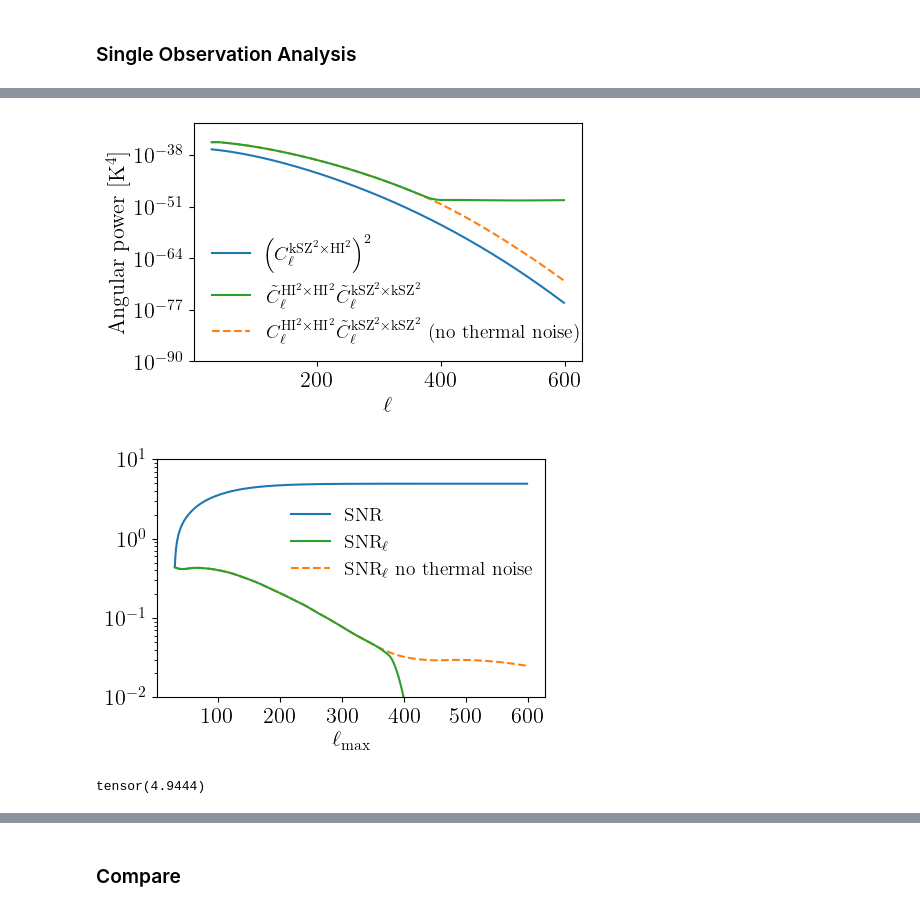
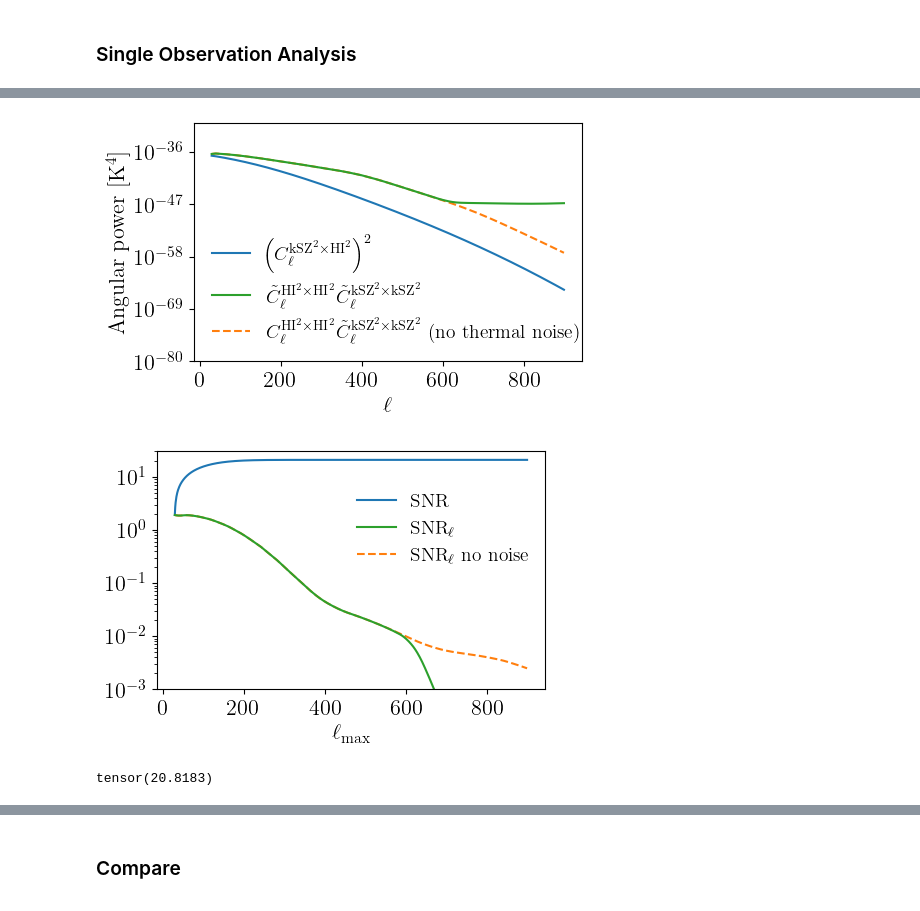
Before and after one commit to Einste11N/SquareField_CrossCorrelation, a Jupyter notebook: Inspection.ipynb, the cells around one changed output, grey strips where cells are left out. Saved outputs shown, nothing was run; the diff lists cells and outputs as text; code cells hidden in the pictures.

Commit message:
refine the result. One more data is needed

```diff
--- a/Inspection.ipynb
+++ b/Inspection.ipynb
@@ -76,9 +76,9 @@ np.save('./Data/Cross_z_0.30_1.00/dCl_cross.npy', np.array(data_total)) # save C
 Nz = 8
 zmin = 0.3
 zmax = 1.0
-zend_index = 8
+zend_index = 7
 zlist = tc.linspace(zmin, zmax, Nz)[:zend_index]
-l_list = tc.hstack([tc.linspace(30, 300, 19), tc.linspace(330, 600, 10)])
+l_list = tc.hstack([tc.linspace(30, 300, 19), tc.linspace(330, 900, 20)])
 t1_list = tc.linspace(0., tc.pi, 31)
 l1_list = tc.linspace(100,10000,34)
 
@@ -313,12 +285,11 @@ plt.show()
 Nz = 8
 zmin = 0.3
 zmax = 1.0
-zend_index = 8
+zend_index = 7
 zlist = tc.linspace(zmin, zmax, Nz)[:zend_index]
-l_list = tc.hstack([tc.linspace(30, 300, 19), tc.linspace(330, 600, 10)])
+l_list = tc.hstack([tc.linspace(30, 300, 19), tc.linspace(330, 900, 20)])
 t1_list = tc.linspace(0., tc.pi, 31)
-l1_list = tc.linspace(100,10000,34)
-
+l1_list = tc.linspace(100, 10000, 34)
 
 def get_Cl_cross(dCl_cross, filter_ls, filter_Fl, l_list, l1_list, t1_list):
     ########################################################################
@@ -329,15 +300,8 @@ def get_Cl_cross(dCl_cross, filter_ls, filter_Fl, l_list, l1_list, t1_list):
     Filter_kSZ = dCl.torch_interp1d(filter_ls, filter_Fl, l_m_l1_norm) * dCl.torch_interp1d(filter_ls, filter_Fl, l1)
 
     ########################################################################
-    # valuating the beam for HI
-    B_HI = tc.empty(len(zlist), len(l_list))
-    for iz in range(len(zlist)):
-        B_HI[iz] = dCl_obj.Beam_HI(l=l_list, zindex=iz)
-
-    ########################################################################
     # Adding filter and beam
     data_total = dCl_cross * Filter_kSZ[None,:]
-    data_total *= B_HI[:,:,None,None]**2
 
     # Adding geometric factor
     data_total *= l1[None,:]
@@ -405,9 +369,9 @@ CL_kSZ2 = tc.tensor(np.load('Data/kSZ_effect/CL_kSZ2_filtered.npy')) * (2.7)**4
 
 
 ''' 4. Evaluate SNR square'''
-l_list = tc.hstack([tc.linspace(30, 300, 19), tc.linspace(330, 600, 10)])
+l_list = tc.hstack([tc.linspace(30, 300, 19), tc.linspace(330, 900, 20)])
 l_list_kSZ = tc.tensor(np.geomspace(10, 1e5, 101))
-l30_600 = tc.arange(30, 600)
+l30_900 = tc.arange(30, 900)
 # %%
 def loglog_itp_n(x, y, x_new, order=2):
     return 10**(interp1d(tc.log10(x), tc.log10(y), kind=order)(tc.log10(x_new)))
@@ -424,9 +388,9 @@ fsky = 8000. / 40000.
 SNR_coarse = fsky * (2 * l_list + 1) * Cl_kSZ2_HI2**2 / (Cl_kSZ2_HI2**2 + Cl_HI2_auto * Cl_kSZ2_auto)
 SNR_coarse_nonoise = fsky * (2 * l_list + 1) * Cl_kSZ2_HI2**2 / (Cl_kSZ2_HI2**2 + Cl_HI2_nonoise_auto * Cl_kSZ2_auto)
 
-l30_600 = tc.arange(30, 600)
-SNR = tc.tensor(loglog_itp_n(l_list, SNR_coarse, l30_600))
-SNR_nonoise = tc.tensor(loglog_itp_n(l_list, SNR_coarse_nonoise, l30_600))
+l30_900 = tc.arange(30, 900)
+SNR = tc.tensor(loglog_itp_n(l_list, SNR_coarse, l30_900))
+SNR_nonoise = tc.tensor(loglog_itp_n(l_list, SNR_coarse_nonoise, l30_900))
 SNR_cs = tc.cumsum(SNR, dim=0)
 SNR_nonoise_cs = tc.cumsum(SNR_nonoise, dim=0)
 
@@ -474,15 +438,15 @@ plt.show()
 # %%
-Cl_kSZ2_HI2 = loglog_itp_n(l_list, Cl_cross, l30_600)
-Cl_HI2_auto = loglog_itp_n(l_list, Cl_HI2, l30_600)
-Cl_HI2_nonoise_auto = loglog_itp_n(l_list, Cl_HI2_nonoise, l30_600)
-Cl_kSZ2_auto = linear_itp_n(l_list_kSZ2, CL_kSZ2, l30_600)
+Cl_kSZ2_HI2 = loglog_itp_n(l_list, Cl_cross, l30_900)
+Cl_HI2_auto = loglog_itp_n(l_list, Cl_HI2, l30_900)
+Cl_HI2_nonoise_auto = loglog_itp_n(l_list, Cl_HI2_nonoise, l30_900)
+Cl_kSZ2_auto = linear_itp_n(l_list_kSZ2, CL_kSZ2, l30_900)
 
 fig = plt.figure(figsize=(5,3.09), dpi=100)
 
-plt.plot(l30_600, Cl_kSZ2_HI2**2, label = r'$\left( C_{\ell}^{{\rm kSZ}^2 \times {\rm HI}^2} \right)^2$')
-plt.plot(l30_600, Cl_HI2_nonoise_auto * Cl_kSZ2_auto, '--',
+plt.plot(l30_900, Cl_kSZ2_HI2**2, label = r'$\left( C_{\ell}^{{\rm kSZ}^2 \times {\rm HI}^2} \right)^2$')
+plt.plot(l30_900, Cl_HI2_nonoise_auto * Cl_kSZ2_auto, '--',
         label = r'$C_{\ell}^{{\rm HI}^2 \times {\rm HI}^2} \tilde{C}_{\ell}^{{\rm kSZ}^2 \times {\rm kSZ}^2}$ (no thermal noise)')
-plt.plot(l30_600, Cl_HI2_auto * Cl_kSZ2_auto,
+plt.plot(l30_900, Cl_HI2_auto * Cl_kSZ2_auto,
         label = r'$\tilde{C}_{\ell}^{{\rm HI}^2 \times {\rm HI}^2} \tilde{C}_{\ell}^{{\rm kSZ}^2 \times {\rm kSZ}^2}$')
 
 handles, labels = plt.gca().get_legend_handles_labels()
@@ -490,41 +454,41 @@ order = [0,2,1]
 plt.legend([handles[idx] for idx in order], [labels[idx] for idx in order] , fontsize=14, frameon=False)
 # plt.xscale('log')
 plt.yscale('log')
-plt.ylim([1e-90, 1e-30])
+plt.ylim([1e-80, 1e-30])
 plt.xlabel(r'$\ell$', usetex=True)
 plt.ylabel(r'Angular power [$\mathrm{K}^4$]', usetex=True)
 
-plt.savefig('Figs/comparison.pdf', bbox_inches = 'tight')
+# plt.savefig('Figs/comparison.pdf', bbox_inches = 'tight')
 plt.show()
 # %% [output]
-[figure, old version]
+[figure, new version]
 # %%
 fig = plt.figure(figsize=(5,3.09), dpi=100)
 
-plt.plot(l30_600, np.sqrt(SNR_cs), label = r'$\mathrm{SNR}$')
-plt.plot(l30_600, np.sqrt(SNR_nonoise), '--', label = r'$\mathrm{SNR}_{\ell}$ no thermal noise')
-plt.plot(l30_600, np.sqrt(SNR), label = r'$\mathrm{SNR}_{\ell}$')
+plt.plot(l30_900, np.sqrt(SNR_cs), label = r'$\mathrm{SNR}$')
+plt.plot(l30_900, np.sqrt(SNR_nonoise), '--', label = r'$\mathrm{SNR}_{\ell}$ no noise')
+plt.plot(l30_900, np.sqrt(SNR), label = r'$\mathrm{SNR}_{\ell}$')
 
 handles, labels = plt.gca().get_legend_handles_labels()
 order = [0,2,1]
-plt.legend([handles[idx] for idx in order], [labels[idx] for idx in order] , fontsize=14, frameon=False, bbox_to_anchor=(0.3,0.65))
+plt.legend([handles[idx] for idx in order], [labels[idx] for idx in order] , fontsize=14, frameon=False, bbox_to_anchor=(0.47,0.9))
 
 # plt.xscale('log')
 plt.yscale('log')
 # plt.yticks([0.3,1,3,6], [0.3,1.0,3.0,6.0])
-plt.ylim([1e-2, 1e1])
-plt.xticks([100, 200, 300, 400, 500, 600], [100, 200, 300, 400, 500, 600])
+plt.ylim([1e-3, 3e1])
+# plt.xticks([100, 200, 300, 400, 500, 600], [100, 200, 300, 400, 500, 600])
 
 plt.xlabel(r'$\ell_{\mathrm{max}}$', usetex=True)
 
-plt.savefig('Figs/SNR.pdf', bbox_inches = 'tight')
+# plt.savefig('Figs/SNR.pdf', bbox_inches = 'tight')
 plt.show()
 # %% [output]
-[figure, old version]
+[figure, new version]
 # %%
 np.sqrt(SNR_cs[-1])
 # %% [output]
-tensor(4.9444)
+tensor(20.8183)
 # %%
 # With all beams
 fig = plt.figure(figsize=(12,5))
```
Also changed, not shown: parts of 19 cells of this notebook, 39 other files.
